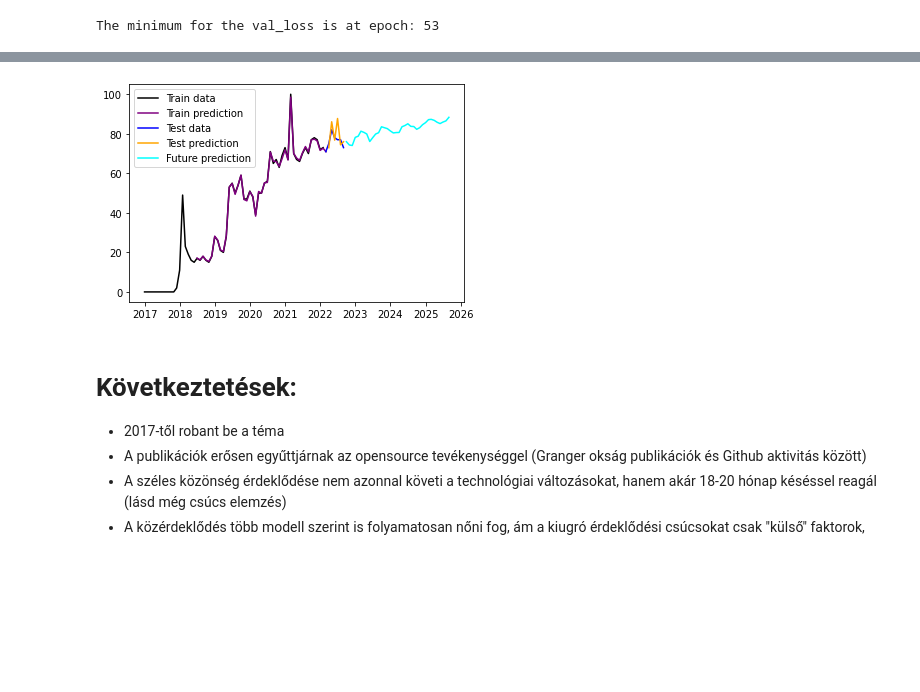
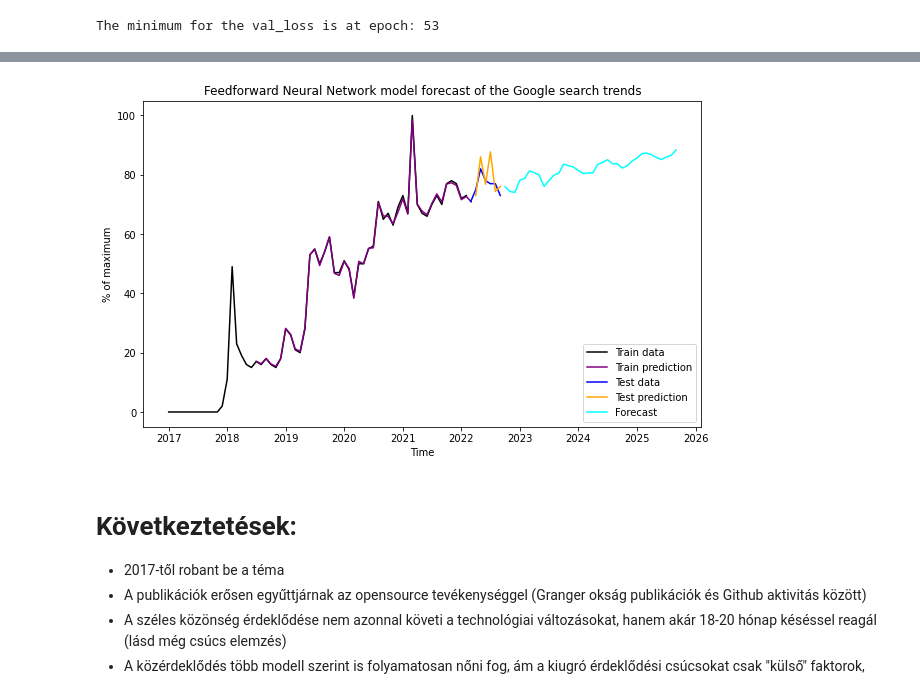
Before and after one commit to solalatus/deepfake_popularity, a Jupyter notebook: global_analysis.ipynb, the cells around one changed output, grey strips where cells are left out. Saved outputs shown, nothing was run; the diff lists cells and outputs as text; code cells hidden in the pictures; blank space fills up the shorter version.

```diff
--- a/global_analysis.ipynb
+++ b/global_analysis.ipynb
@@ -733,16 +768,22 @@ def rolling_predict(model, start_window, steps=36):
 rolling_prediction = rolling_predict(best_model, rolled_test_x[-1])
 # %%
 plt.close()
-plt.plot(train_data["search_freq"], label="Train data", color="black")
-plt.plot(out_layer_result_train, label="Train prediction", color="purple")
-plt.plot(test_data["search_freq"], label="Test data", color="blue")
-plt.plot(out_layer_result_test, label="Test prediction", color="orange")
-plt.plot(forecast.index,rolling_prediction, label="Future prediction", color="cyan")
+fig, ax = plt.subplots()
+ax.plot(train_data["search_freq"], label="Train data", color="black")
+ax.plot(out_layer_result_train, label="Train prediction", color="purple")
+ax.plot(test_data["search_freq"], label="Test data", color="blue")
+ax.plot(out_layer_result_test, label="Test prediction", color="orange")
+ax.plot(forecast.index,rolling_prediction, label="Forecast", color="cyan")
 
-plt.legend()
+ax.set_title("Feedforward Neural Network model forecast of the Google search trends")
+ax.legend(loc='lower right')
+ax.set_xlabel("Time")
+ax.set_ylabel("% of maximum")
+plt.gcf().set_size_inches(10, 6)
 plt.show()
+plt.show()
 # %% [output]
-[figure, old version]
+[figure, new version]
 # %% [markdown]
 # Következtetések:
 - 2017-től robant be a téma
```
Also changed, not shown: parts of 11 cells of this notebook, 1 other file.
